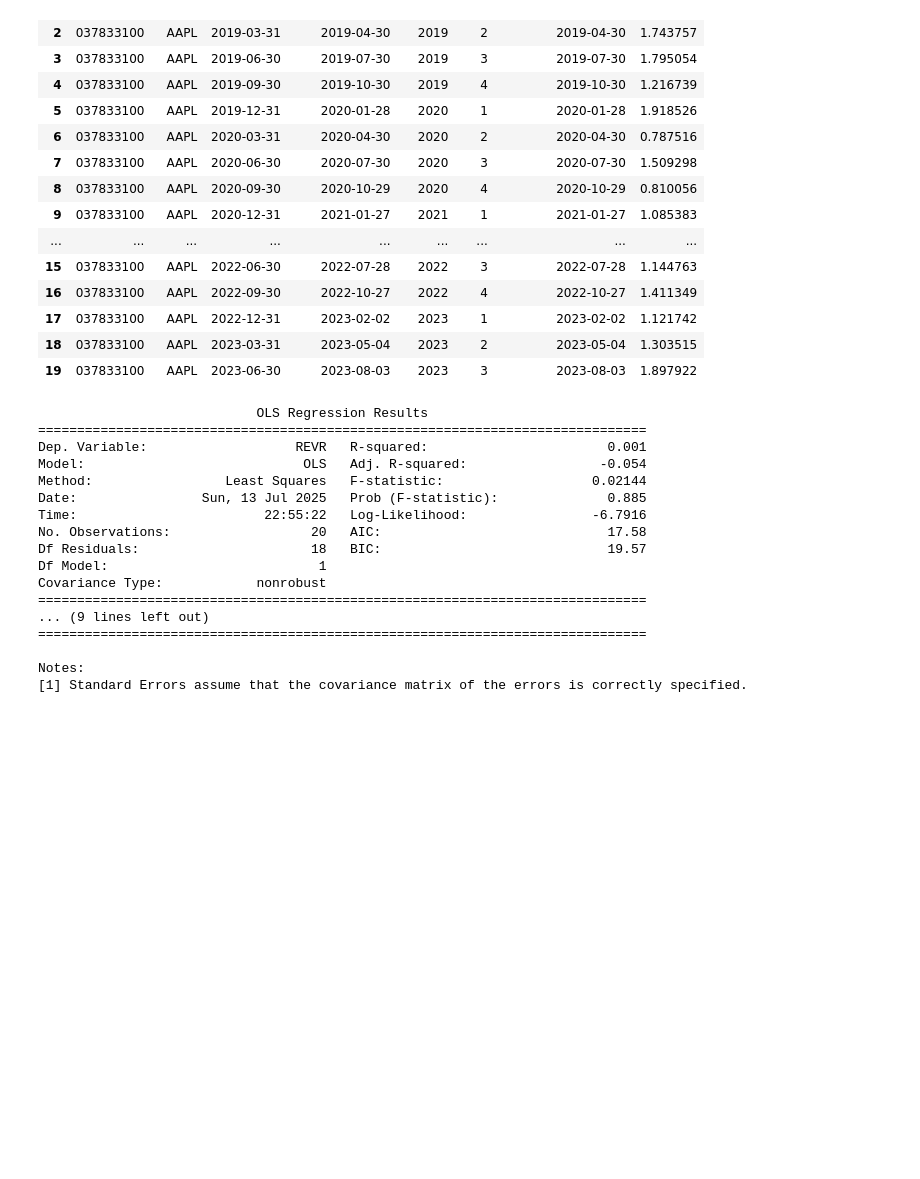
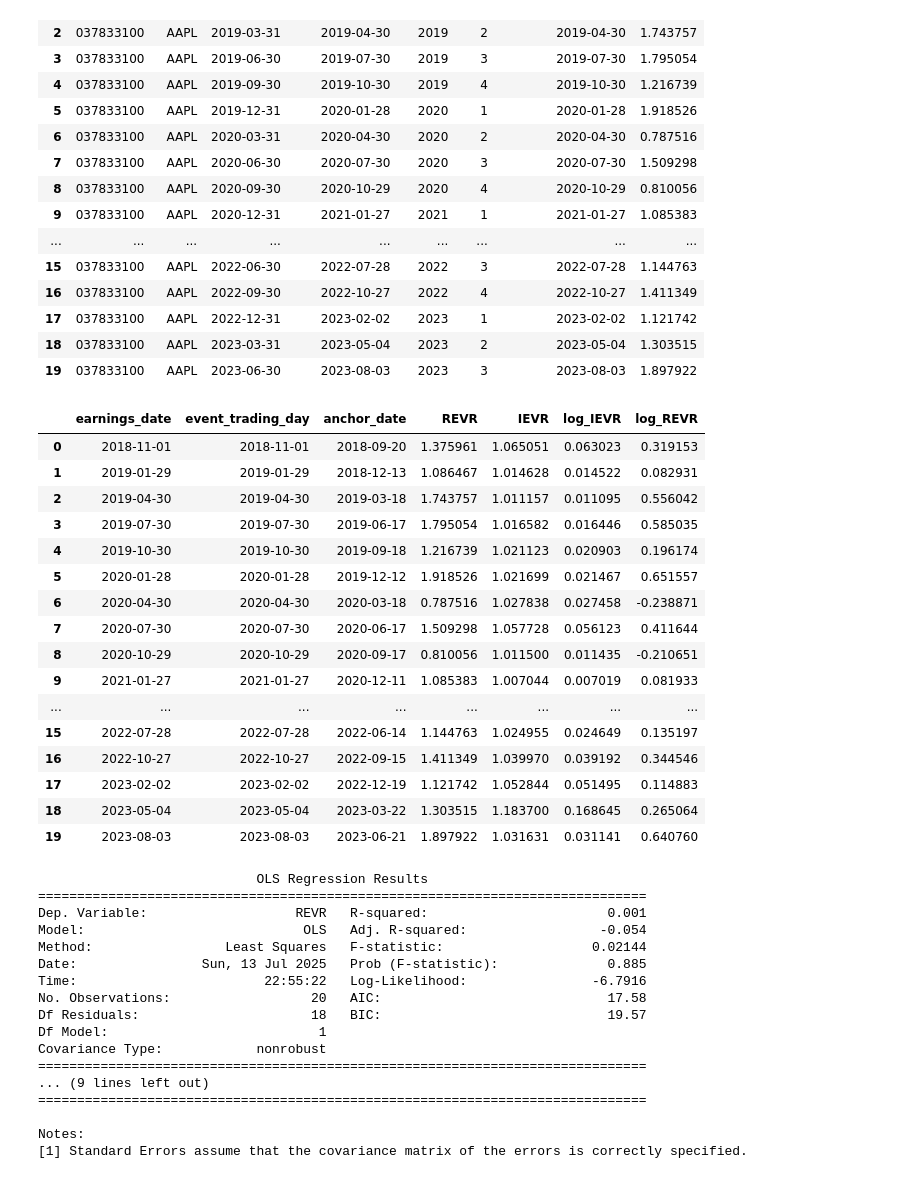
Before and after one commit to joyceeexby/blk_earnings_iv, a Jupyter notebook: Week4_JoyceXu_AAPL_Analysis.ipynb, the cells around one changed output. Cells and saved outputs as stored; diff of their text form; code cells hidden in the pictures; blank space fills up the shorter version.

```diff
--- a/Week4_JoyceXu_AAPL_Analysis.ipynb
+++ b/Week4_JoyceXu_AAPL_Analysis.ipynb
@@ -400,6 +399,26 @@ def compute_ievr(anchor_date, df_iv):
 df_earnings['IEVR'] = df_earnings['anchor_date'].apply(lambda d: compute_ievr(d, df_iv))
 # %%
 df_results = df_earnings[['earnings_date', 'event_trading_day', 'anchor_date', 'REVR', 'IEVR']].dropna()
+# %%
+df_results
+# %% [output]
+|  | earnings_date | event_trading_day | anchor_date | REVR | IEVR | log_IEVR | log_REVR |
+| 0 | 2018-11-01 | 2018-11-01 | 2018-09-20 | 1.375961 | 1.065051 | 0.063023 | 0.319153 |
+| 1 | 2019-01-29 | 2019-01-29 | 2018-12-13 | 1.086467 | 1.014628 | 0.014522 | 0.082931 |
+| 2 | 2019-04-30 | 2019-04-30 | 2019-03-18 | 1.743757 | 1.011157 | 0.011095 | 0.556042 |
+| 3 | 2019-07-30 | 2019-07-30 | 2019-06-17 | 1.795054 | 1.016582 | 0.016446 | 0.585035 |
+| 4 | 2019-10-30 | 2019-10-30 | 2019-09-18 | 1.216739 | 1.021123 | 0.020903 | 0.196174 |
+| 5 | 2020-01-28 | 2020-01-28 | 2019-12-12 | 1.918526 | 1.021699 | 0.021467 | 0.651557 |
+| 6 | 2020-04-30 | 2020-04-30 | 2020-03-18 | 0.787516 | 1.027838 | 0.027458 | -0.238871 |
+| 7 | 2020-07-30 | 2020-07-30 | 2020-06-17 | 1.509298 | 1.057728 | 0.056123 | 0.411644 |
+| 8 | 2020-10-29 | 2020-10-29 | 2020-09-17 | 0.810056 | 1.011500 | 0.011435 | -0.210651 |
+| 9 | 2021-01-27 | 2021-01-27 | 2020-12-11 | 1.085383 | 1.007044 | 0.007019 | 0.081933 |
+| ... | ... | ... | ... | ... | ... | ... | ... |
+| 15 | 2022-07-28 | 2022-07-28 | 2022-06-14 | 1.144763 | 1.024955 | 0.024649 | 0.135197 |
+| 16 | 2022-10-27 | 2022-10-27 | 2022-09-15 | 1.411349 | 1.039970 | 0.039192 | 0.344546 |
+| 17 | 2023-02-02 | 2023-02-02 | 2022-12-19 | 1.121742 | 1.052844 | 0.051495 | 0.114883 |
+| 18 | 2023-05-04 | 2023-05-04 | 2023-03-22 | 1.303515 | 1.183700 | 0.168645 | 0.265064 |
+| 19 | 2023-08-03 | 2023-08-03 | 2023-06-21 | 1.897922 | 1.031631 | 0.031141 | 0.640760 |
 # %%
 # Regression: REVR ~ IEVR
 import statsmodels.api as sm
```
Also changed, not shown: parts of 2 cells of this notebook, 6 other files.
